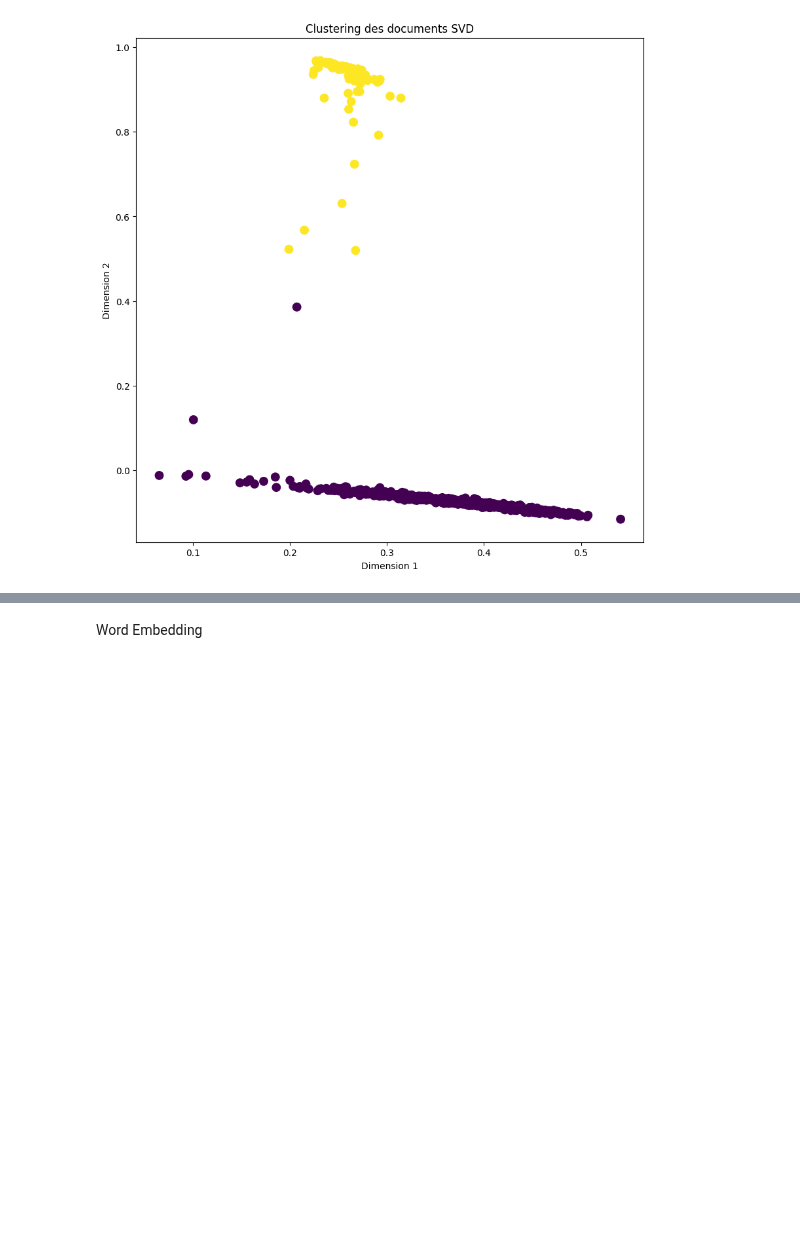
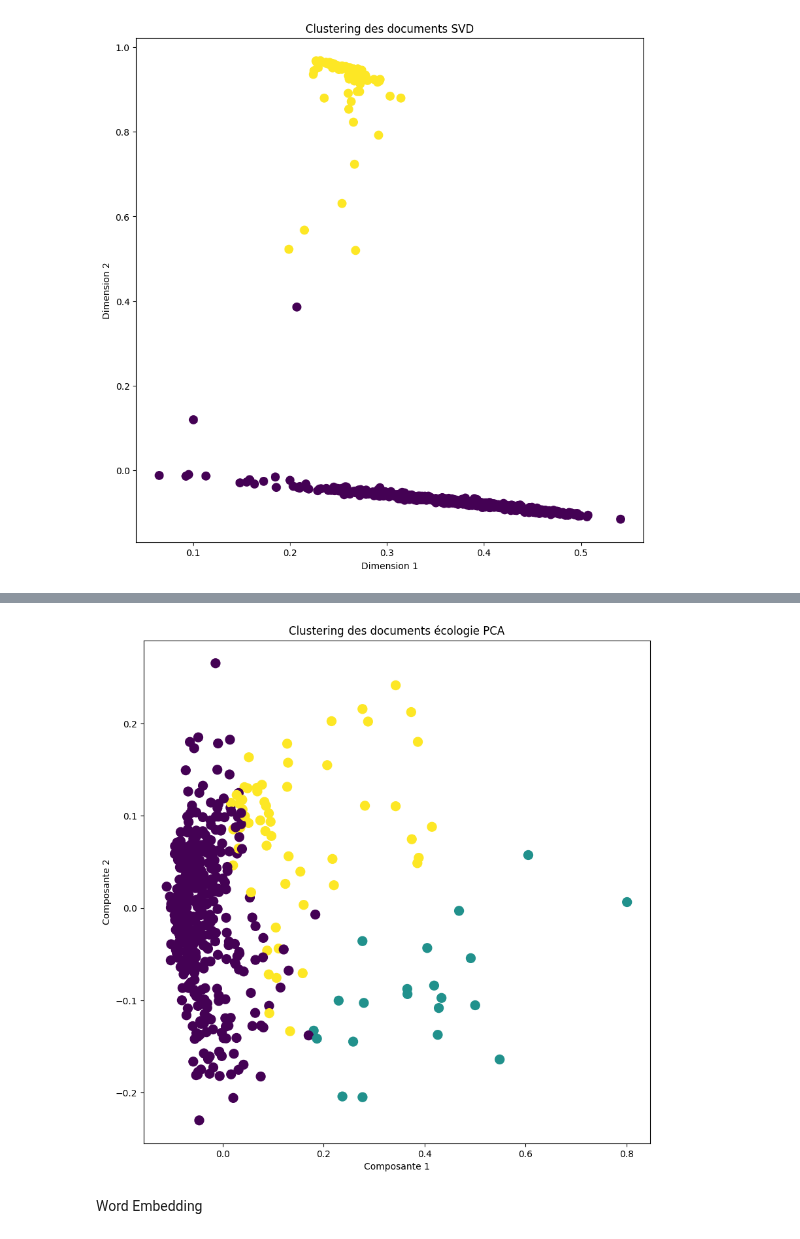
Before and after one commit to 00atal/tac, a Jupyter notebook: tps/tp4/TP4.ipynb, the cells around one changed output, grey strips where cells are left out. Drawn from its saved outputs; the diff is of its cells as text; code cells hidden in the pictures; blank space fills up the shorter version.

```diff
--- a/tps/tp4/TP4.ipynb
+++ b/tps/tp4/TP4.ipynb
@@ -869,7 +904,5 @@ def preprocessing(text, stem=True):
     tokens = word_tokenize(text)
     return tokens
-# %%
-tfidf_vectors = vectorizer.fit_transform(documents)
 # %%
 tfidf_vectors
 # %% [output]
@@ -895,0 +937,4 @@ Length: 211475, dtype: float64
+# %%
+N_CLUSTERS = 3
+kmeans = KMeans(n_clusters=N_CLUSTERS, random_state=46)
+clusters = kmeans.fit_predict(tfidf_vectors)
@@ -896,3 +986,20 @@ Length: 211475, dtype: float64
+# %%
+pca = PCA(n_components=2, random_state=42)
+reduced_vectors = pca.fit_transform(tfidf_vectors.toarray())
+# %%
+# Coordonnées déjà calculées
+x_axis = reduced_vectors[:, 0]
+y_axis = reduced_vectors[:, 1]
+
+plt.figure(figsize=(10,10))
+plt.scatter(x_axis, y_axis, s=100, c=clusters, cmap='viridis')
+plt.xlabel("Composante 1")
+plt.ylabel("Composante 2")
+plt.title("Clustering des documents écologie PCA")
+plt.savefig("clustersPCAecologie.png")
+plt.show()
+# %% [output]
+[figure, added]
 # %% [markdown]
 Word Embedding
 # %%
```
Also changed, not shown: parts of 18 cells of this notebook.
